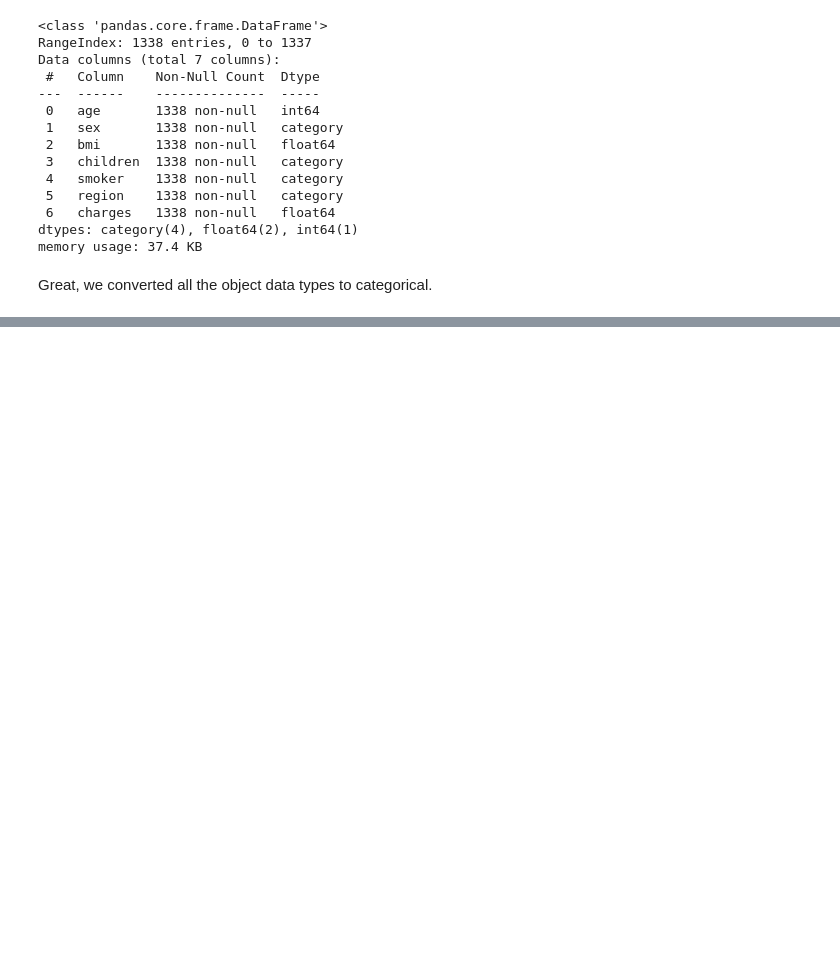
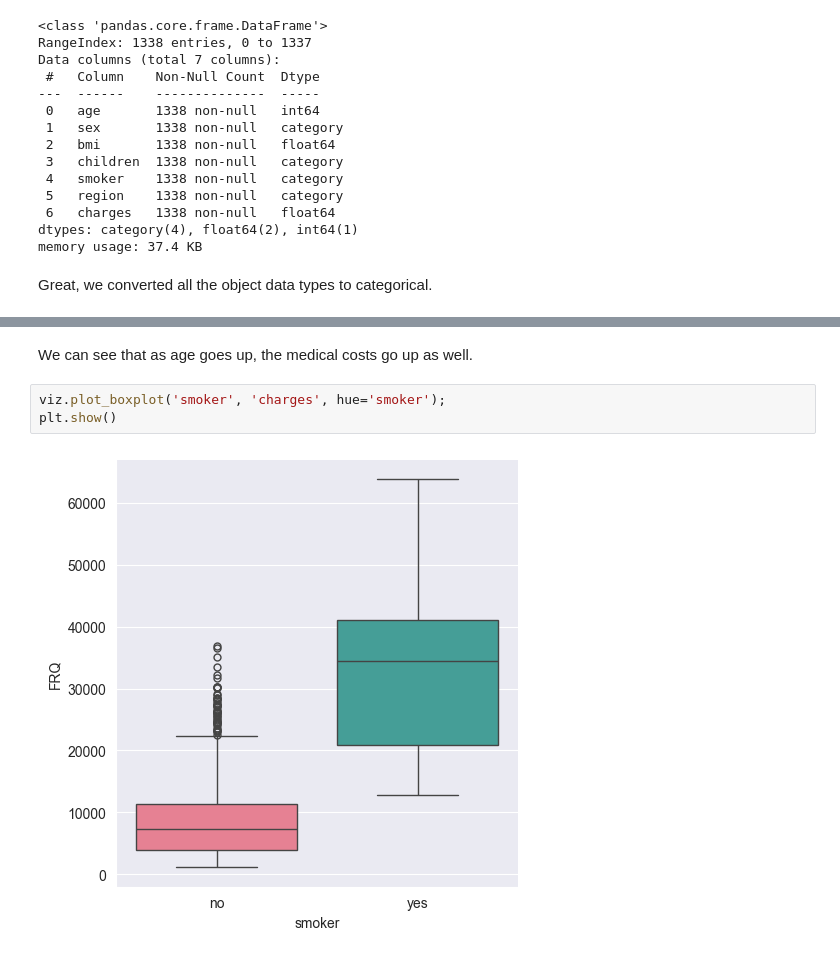
Before and after one commit to yashdeshpandex1/Smoothing_Splines_on_Medical_cost_data, a Jupyter notebook: medical_cost.ipynb, the cells around one changed output, grey strips where cells are left out. Saved outputs shown, nothing was run; the diff lists cells and outputs as text; blank space fills up the shorter version.

```diff
--- a/medical_cost.ipynb
+++ b/medical_cost.ipynb
@@ -101,0 +179,7 @@ Great, we converted all the object data types to categorical.
+# %% [markdown]
+We can see that as age goes up, the medical costs go up as well.
+# %%
+viz.plot_boxplot('smoker', 'charges', hue='smoker');
+plt.show()
+# %% [output]
+[figure, added]
```
Also changed, not shown: parts of 13 cells of this notebook.
